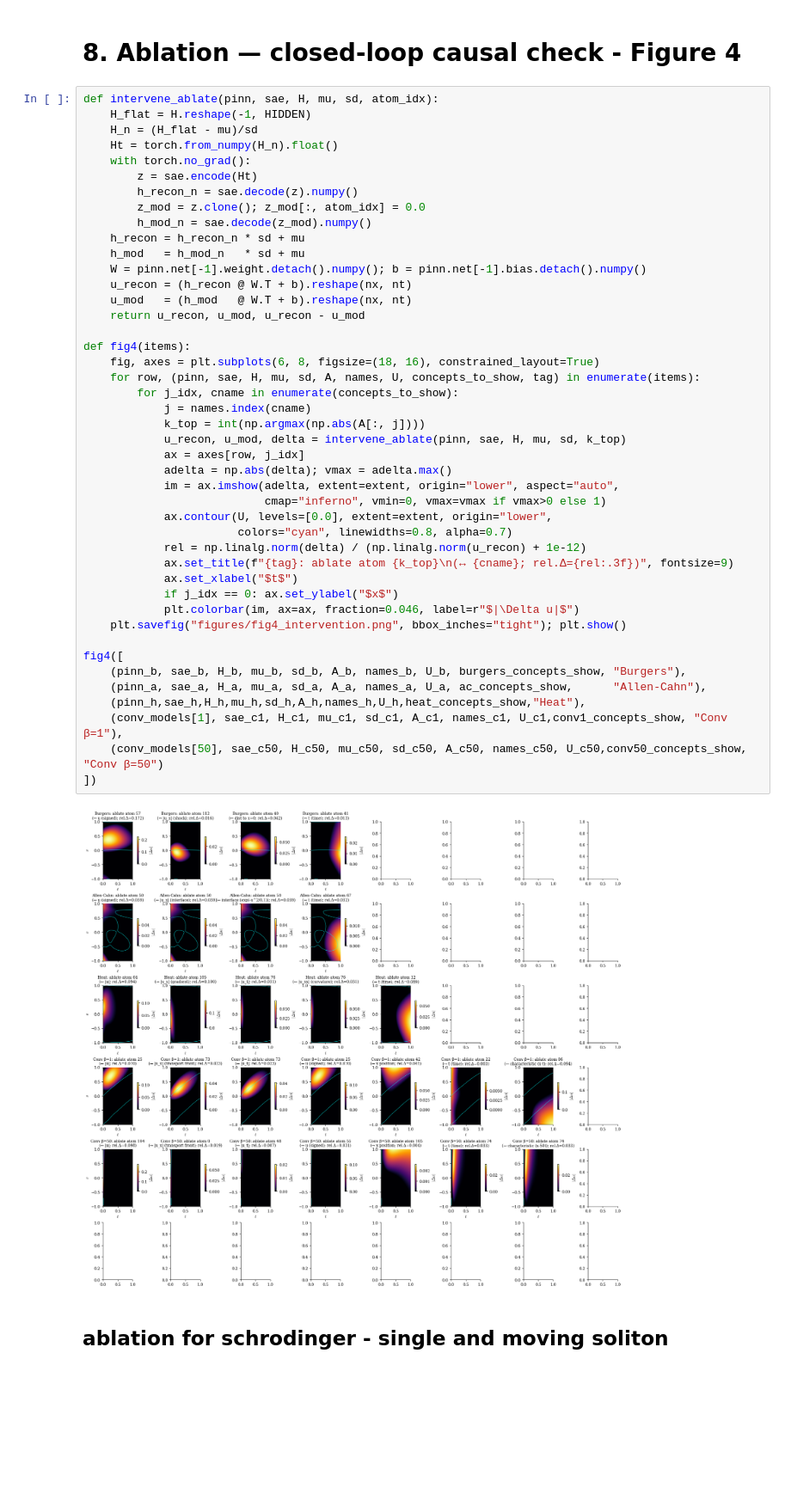
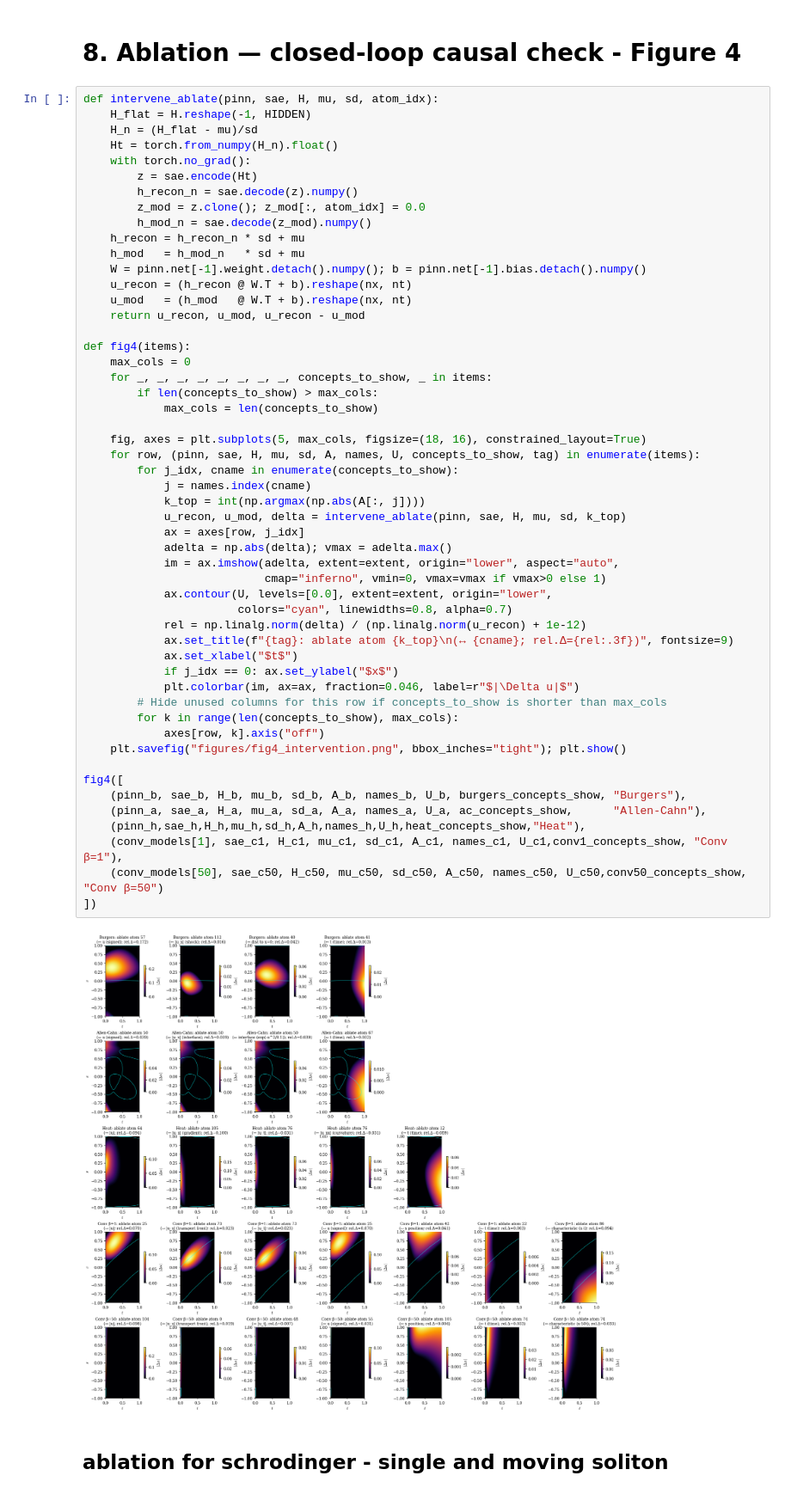
Before and after one commit to NanditaPatil-dotcom/PhysSAE, a Jupyter notebook: PhysSAE_Additional_PDEs.ipynb, the cells around one changed output. Shown at 86% size. Drawn from its saved outputs; the diff is of its cells as text; blank space fills up the shorter version.

```diff
--- a/PhysSAE_Additional_PDEs.ipynb
+++ b/PhysSAE_Additional_PDEs.ipynb
@@ -1301,35 +1298,43 @@ def intervene_ablate(pinn, sae, H, mu, sd, atom_idx):
     u_mod   = (h_mod   @ W.T + b).reshape(nx, nt)
     return u_recon, u_mod, u_recon - u_mod
 
 def fig4(items):
-    fig, axes = plt.subplots(6, 8, figsize=(18, 16), constrained_layout=True)
+    max_cols = 0
+    for _, _, _, _, _, _, _, _, concepts_to_show, _ in items:
+        if len(concepts_to_show) > max_cols:
+            max_cols = len(concepts_to_show)
+
+    fig, axes = plt.subplots(5, max_cols, figsize=(18, 16), constrained_layout=True)
     for row, (pinn, sae, H, mu, sd, A, names, U, concepts_to_show, tag) in enumerate(items):
         for j_idx, cname in enumerate(concepts_to_show):
             j = names.index(cname)
             k_top = int(np.argmax(np.abs(A[:, j])))
             u_recon, u_mod, delta = intervene_ablate(pinn, sae, H, mu, sd, k_top)
             ax = axes[row, j_idx]
             adelta = np.abs(delta); vmax = adelta.max()
             im = ax.imshow(adelta, extent=extent, origin="lower", aspect="auto",
                            cmap="inferno", vmin=0, vmax=vmax if vmax>0 else 1)
             ax.contour(U, levels=[0.0], extent=extent, origin="lower",
                        colors="cyan", linewidths=0.8, alpha=0.7)
             rel = np.linalg.norm(delta) / (np.linalg.norm(u_recon) + 1e-12)
             ax.set_title(f"{tag}: ablate atom {k_top}\n(↔ {cname}; rel.Δ={rel:.3f})", fontsize=9)
             ax.set_xlabel("$t$")
             if j_idx == 0: ax.set_ylabel("$x$")
             plt.colorbar(im, ax=ax, fraction=0.046, label=r"$|\Delta u|$")
+        # Hide unused columns for this row if concepts_to_show is shorter than max_cols
+        for k in range(len(concepts_to_show), max_cols):
+            axes[row, k].axis("off")
     plt.savefig("figures/fig4_intervention.png", bbox_inches="tight"); plt.show()
 
 fig4([
     (pinn_b, sae_b, H_b, mu_b, sd_b, A_b, names_b, U_b, burgers_concepts_show, "Burgers"),
     (pinn_a, sae_a, H_a, mu_a, sd_a, A_a, names_a, U_a, ac_concepts_show,      "Allen-Cahn"),
     (pinn_h,sae_h,H_h,mu_h,sd_h,A_h,names_h,U_h,heat_concepts_show,"Heat"),
     (conv_models[1], sae_c1, H_c1, mu_c1, sd_c1, A_c1, names_c1, U_c1,conv1_concepts_show, "Conv β=1"),
     (conv_models[50], sae_c50, H_c50, mu_c50, sd_c50, A_c50, names_c50, U_c50,conv50_concepts_show, "Conv β=50")
 ])
 # %% [output]
-[figure, old version]
+[figure, new version]
 # %% [markdown]
 ## ablation for schrodinger - single and moving soliton
 # %%
```
Also changed, not shown: parts of 7 cells of this notebook.
